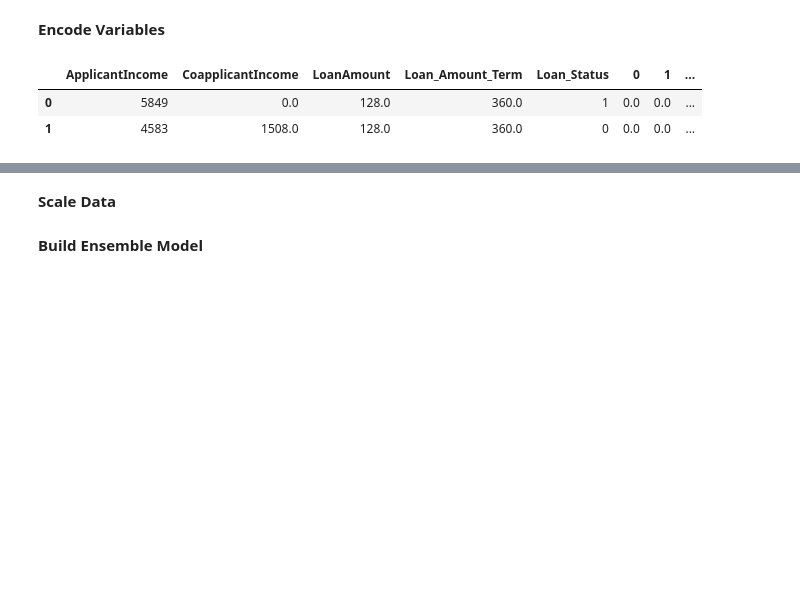
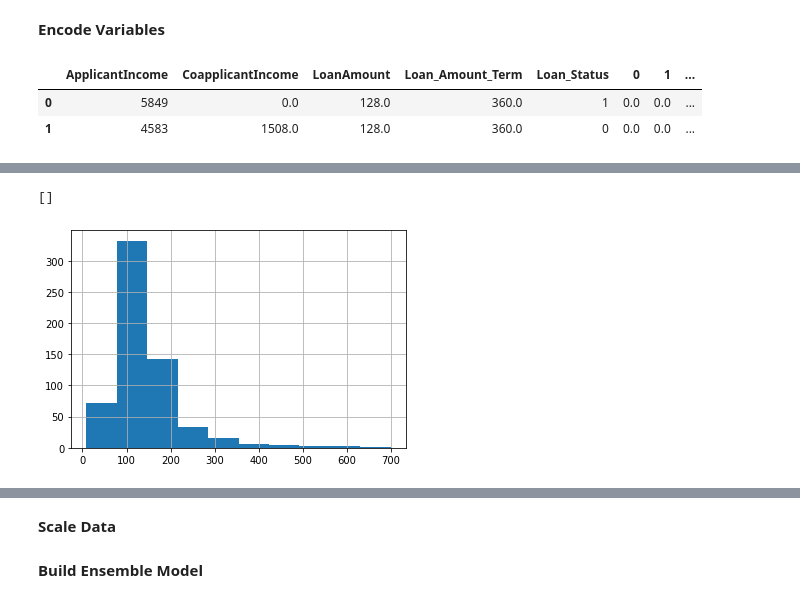
Before and after one commit to JWackerow/Loan-Prediction, a Jupyter notebook: Loan_Prediction.ipynb, the cells around one changed output, grey strips where cells are left out. Saved outputs shown, nothing was run; the diff lists cells and outputs as text; code cells hidden in the pictures; blank space fills up the shorter version.

```diff
--- a/Loan_Prediction.ipynb
+++ b/Loan_Prediction.ipynb
@@ -410,0 +436,5 @@ train.head(2)
+# %%
+train.LoanAmount.hist().plot()
+# %% [output]
+[]
+[figure, added]
```
Also changed, not shown: parts of 21 cells of this notebook.
